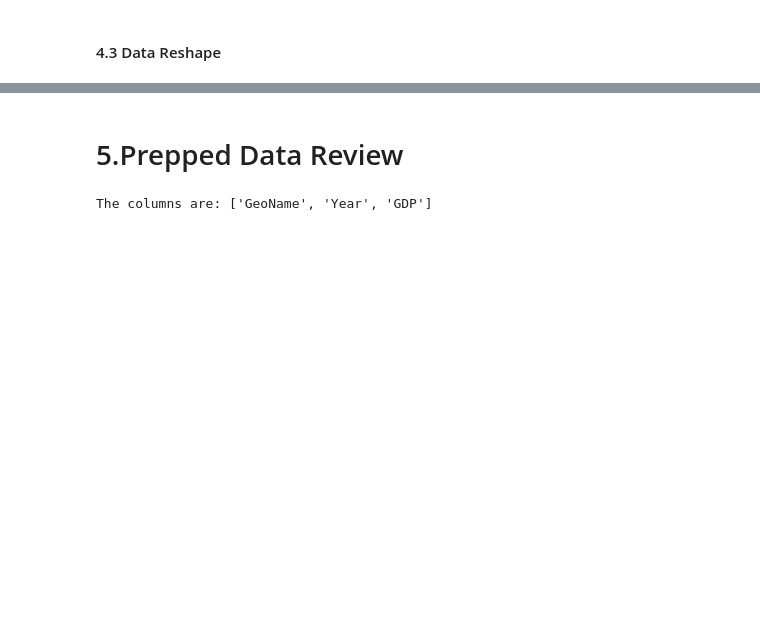
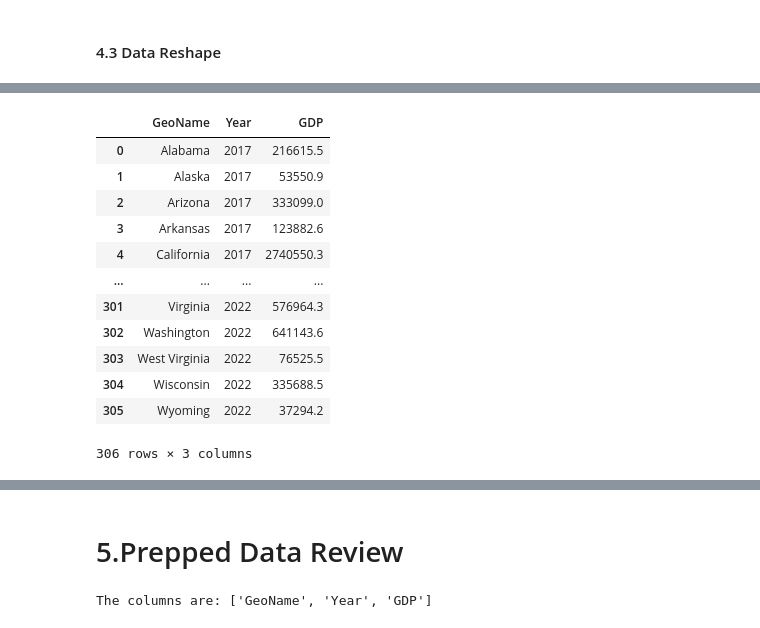
Before and after one commit to Zhengnan817/Final-Project-Carbon-dioxide-emission, a Jupyter notebook: carbon_emission.ipynb, the cells around one changed output, grey strips where cells are left out. Saved outputs shown, nothing was run; the diff lists cells and outputs as text; code cells hidden in the pictures; blank space fills up the shorter version.

```diff
--- a/carbon_emission.ipynb
+++ b/carbon_emission.ipynb
@@ -428,0 +409,17 @@ df_gdp
+# %%
+df_gdp = cleaner_gdp.gdp_reshape()
+df_gdp
+# %% [output]
+|  | GeoName | Year | GDP |
+| 0 | Alabama | 2017 | 216615.5 |
+| 1 | Alaska | 2017 | 53550.9 |
+| 2 | Arizona | 2017 | 333099.0 |
+| 3 | Arkansas | 2017 | 123882.6 |
+| 4 | California | 2017 | 2740550.3 |
+| ... | ... | ... | ... |
+| 301 | Virginia | 2022 | 576964.3 |
+| 302 | Washington | 2022 | 641143.6 |
+| 303 | West Virginia | 2022 | 76525.5 |
+| 304 | Wisconsin | 2022 | 335688.5 |
+| 305 | Wyoming | 2022 | 37294.2 |
+306 rows × 3 columns
```
Also changed, not shown: parts of 25 cells of this notebook, 3 other files.
